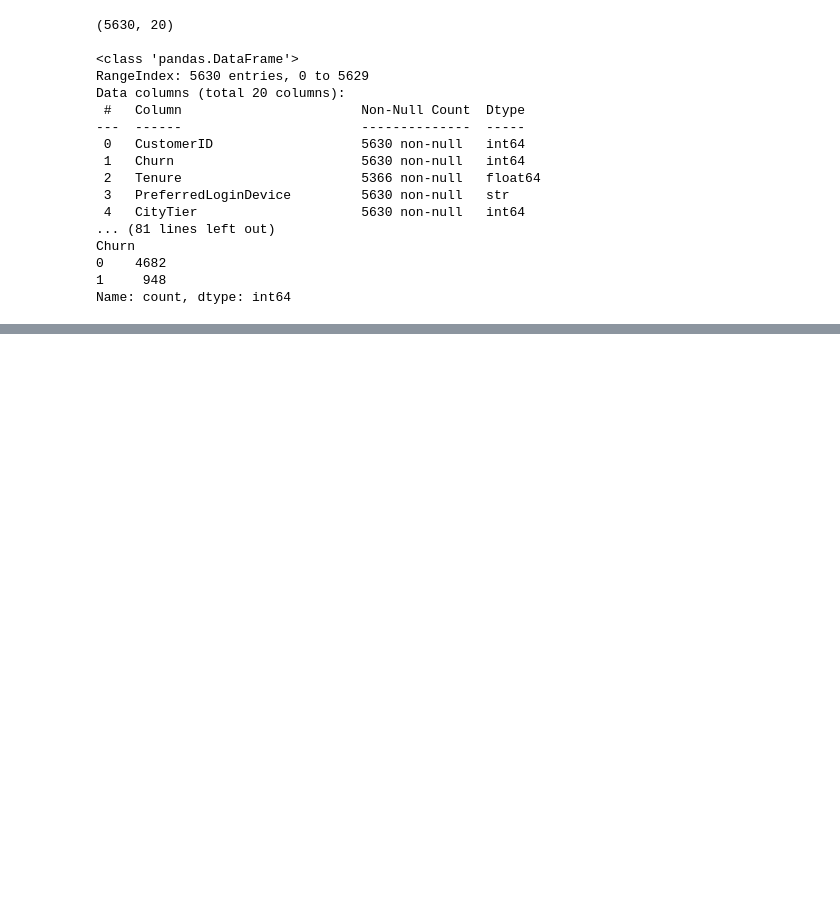
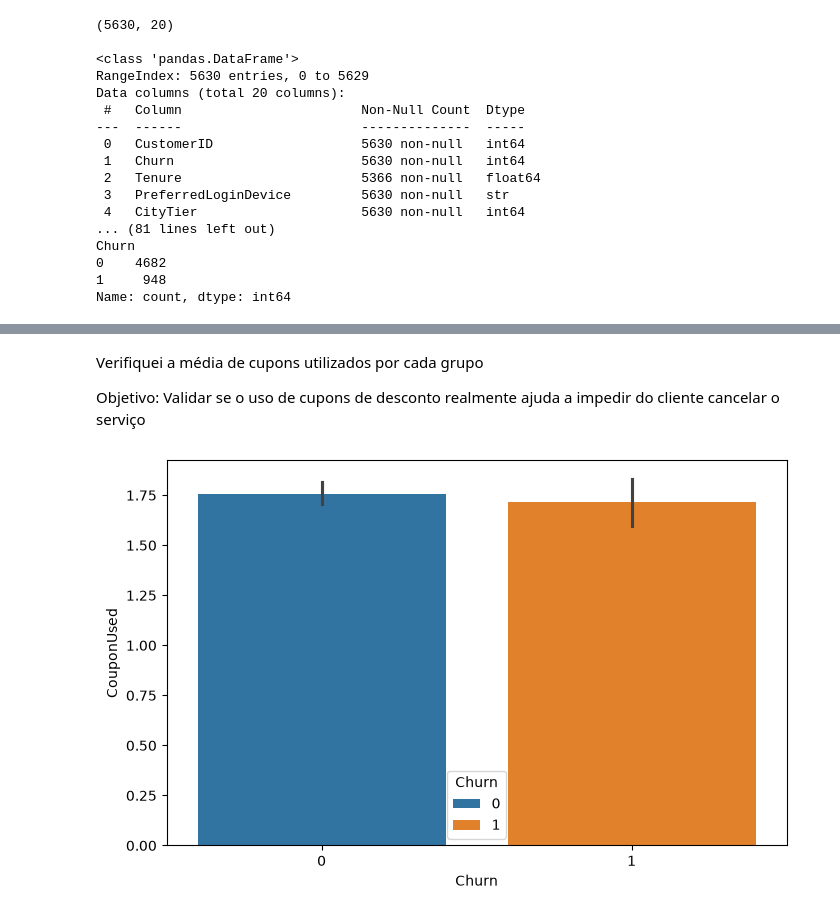
Before and after one commit to Gabriel-Henrique-28/Projeto-Final-Machine-Learning-SC-TEC, a Jupyter notebook: main.ipynb, the cells around one changed output, grey strips where cells are left out. Cells and saved outputs as stored; diff of their text form; code cells hidden in the pictures; blank space fills up the shorter version.

```diff
--- a/main.ipynb
+++ b/main.ipynb
@@ -56,0 +88,10 @@ Name: count, dtype: int64
+# %% [markdown]
+Verifiquei a média de cupons utilizados por cada grupo
+
+Objetivo: Validar se o uso de cupons de desconto realmente ajuda a impedir do cliente cancelar o serviço
+# %%
+plt.figure(figsize=(8,5))
+sns.barplot(data=df, x='Churn', y='CouponUsed', hue='Churn')
+plt.show()
+# %% [output]
+[figure, added]
```
Also changed, not shown: parts of 25 cells of this notebook.
